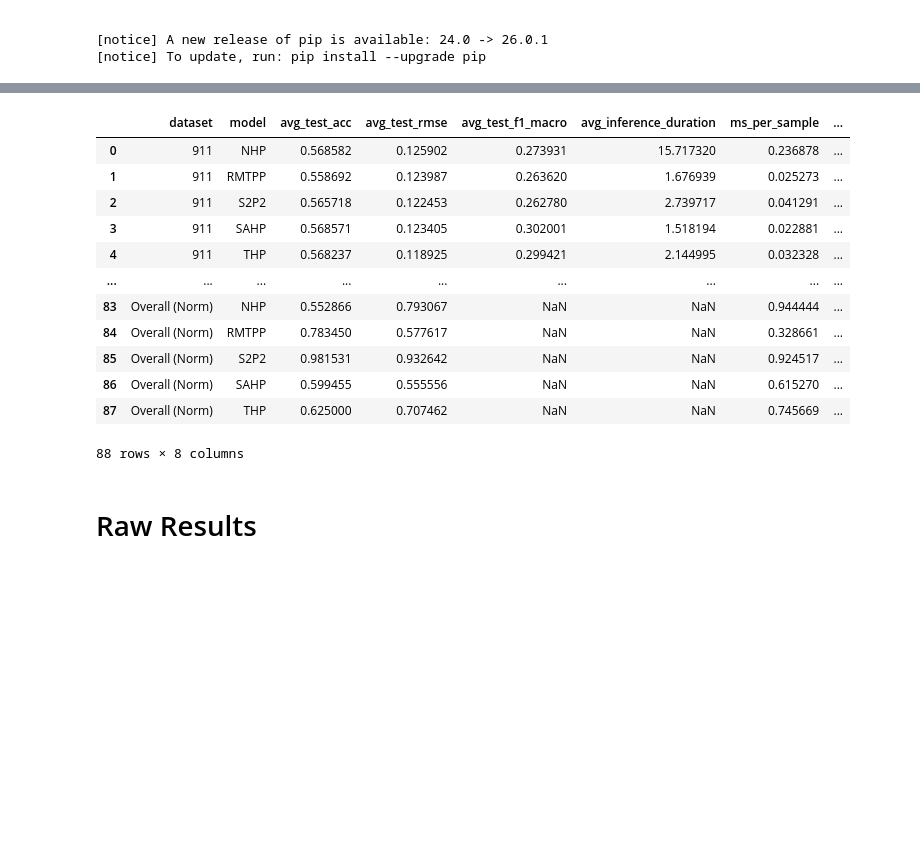
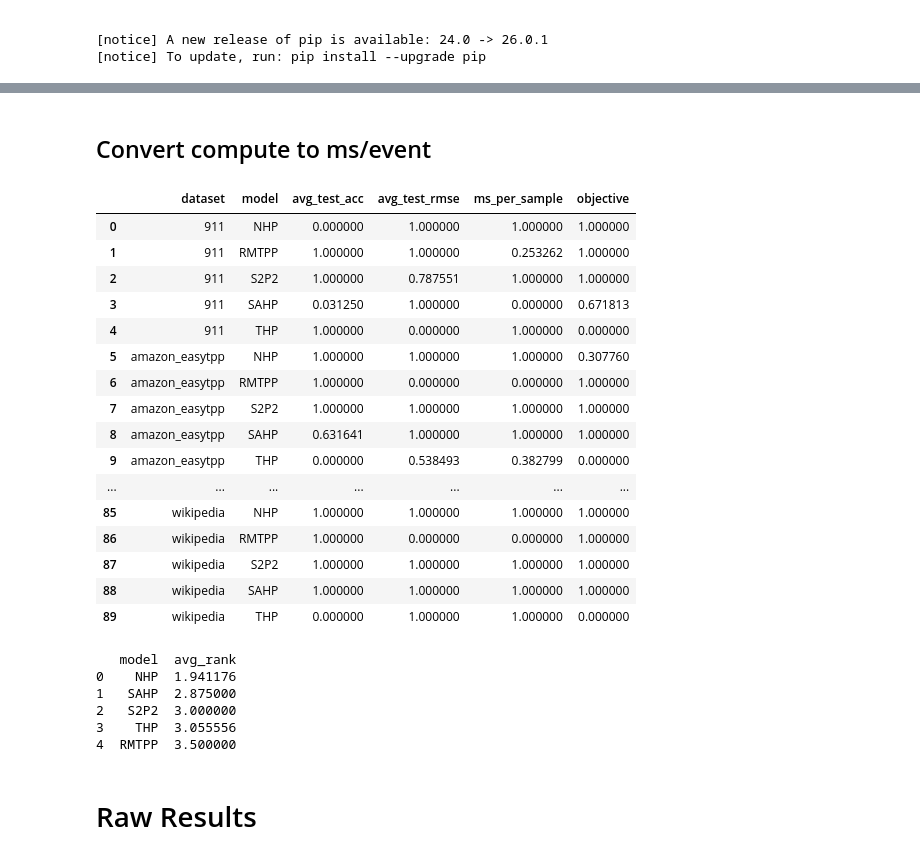
Before and after one commit to JP-SystemsX/MUSES_Eval, a Jupyter notebook: analysis/benchmark.ipynb, the cells around one changed output, grey strips where cells are left out. Drawn from its saved outputs; the diff is of its cells as text; code cells hidden in the pictures; blank space fills up the shorter version.

```diff
--- a/analysis/benchmark.ipynb
+++ b/analysis/benchmark.ipynb
@@ -28,3 +28,6 @@ import os
 import pandas as pd
 import matplotlib.cm as cm
 import matplotlib.colors as mcolors
+
+pd.set_option('display.max_rows', 2000)
+pd.set_option('display.max_columns', 200)
@@ -91,0 +68,2 @@ df
+# %% [markdown]
+## Convert compute to ms/event
@@ -97,12 +102,13 @@ EPS = 1e-5
 
 def compute_normalized_scores(df: pd.DataFrame) -> pd.DataFrame:
     df = df.copy()
+    df["objective"] = (df["avg_test_acc"] - 0.2 * df["avg_smape"]) / 1.2
 
     metrics = {
         "avg_test_acc": "higher",
         "avg_test_rmse": "lower",
-        # "avg_test_f1_macro": "higher",
-        "ms_per_sample": "lower"
+        "ms_per_sample": "lower",
+        "objective": "higher"
     }
 
     results = []
@@ -156,51 +162,76 @@ def compute_normalized_scores(df: pd.DataFrame) -> pd.DataFrame:
         [all_datasets, all_models],
         names=["dataset", "model"]
     )
     norm_df = norm_df.set_index(["dataset", "model"]).reindex(full_index).reset_index()
 
     # fill missing evaluations with worst possible normalized value = 1
     # but only for metrics that are valid for that dataset
     for dataset, valid_metrics in valid_metrics_by_dataset.items():
         mask = norm_df["dataset"] == dataset
         for metric in valid_metrics:
             norm_df.loc[mask, metric] = norm_df.loc[mask, metric].fillna(1.0)
 
     # average across datasets per model
     overall = (
         norm_df
         .groupby("model", as_index=False)
         .mean(numeric_only=True)
     )
     overall["dataset"] = "Overall (Norm)"
 
     # align columns to original df
     cols = df.columns
     for col in cols:
         if col not in overall.columns:
             overall[col] = np.nan
     overall = overall[cols]
 
-    return pd.concat([df, overall], ignore_index=True)
+    return df, overall, norm_df
 
-df_ = compute_normalized_scores(df)
-df_["objective"] = (df_["avg_test_acc"] - 0.2 * df_["avg_test_rmse"]) / 1.2
-df_.loc[df_["dataset"] != "Overall (Norm)", "objective"] = 1
+df_, overall, norm_df = compute_normalized_scores(df)
 df = df_
-df
+df.sort_values(by="model")
+norm_df
 # %% [output]
-|  | dataset | model | avg_test_acc | avg_test_rmse | avg_test_f1_macro | avg_inference_duration | ms_per_sample | ... |
-| 0 | 911 | NHP | 0.568582 | 0.125902 | 0.273931 | 15.717320 | 0.236878 | ... |
-| 1 | 911 | RMTPP | 0.558692 | 0.123987 | 0.263620 | 1.676939 | 0.025273 | ... |
-| 2 | 911 | S2P2 | 0.565718 | 0.122453 | 0.262780 | 2.739717 | 0.041291 | ... |
-| 3 | 911 | SAHP | 0.568571 | 0.123405 | 0.302001 | 1.518194 | 0.022881 | ... |
-| 4 | 911 | THP | 0.568237 | 0.118925 | 0.299421 | 2.144995 | 0.032328 | ... |
-| ... | ... | ... | ... | ... | ... | ... | ... | ... |
-| 83 | Overall (Norm) | NHP | 0.552866 | 0.793067 | NaN | NaN | 0.944444 | ... |
-| 84 | Overall (Norm) | RMTPP | 0.783450 | 0.577617 | NaN | NaN | 0.328661 | ... |
-| 85 | Overall (Norm) | S2P2 | 0.981531 | 0.932642 | NaN | NaN | 0.924517 | ... |
-| 86 | Overall (Norm) | SAHP | 0.599455 | 0.555556 | NaN | NaN | 0.615270 | ... |
-| 87 | Overall (Norm) | THP | 0.625000 | 0.707462 | NaN | NaN | 0.745669 | ... |
+|  | dataset | model | avg_test_acc | avg_test_rmse | ms_per_sample | objective |
+| 0 | 911 | NHP | 0.000000 | 1.000000 | 1.000000 | 1.000000 |
+| 1 | 911 | RMTPP | 1.000000 | 1.000000 | 0.253262 | 1.000000 |
+| 2 | 911 | S2P2 | 1.000000 | 0.787551 | 1.000000 | 1.000000 |
+| 3 | 911 | SAHP | 0.031250 | 1.000000 | 0.000000 | 0.671813 |
+| 4 | 911 | THP | 1.000000 | 0.000000 | 1.000000 | 0.000000 |
+| 5 | amazon_easytpp | NHP | 1.000000 | 1.000000 | 1.000000 | 0.307760 |
+| 6 | amazon_easytpp | RMTPP | 1.000000 | 0.000000 | 0.000000 | 1.000000 |
+| 7 | amazon_easytpp | S2P2 | 1.000000 | 1.000000 | 1.000000 | 1.000000 |
+| 8 | amazon_easytpp | SAHP | 0.631641 | 1.000000 | 1.000000 | 1.000000 |
+| 9 | amazon_easytpp | THP | 0.000000 | 0.538493 | 0.382799 | 0.000000 |
+| ... | ... | ... | ... | ... | ... | ... |
+| 85 | wikipedia | NHP | 1.000000 | 1.000000 | 1.000000 | 1.000000 |
+| 86 | wikipedia | RMTPP | 1.000000 | 0.000000 | 0.000000 | 1.000000 |
+| 87 | wikipedia | S2P2 | 1.000000 | 1.000000 | 1.000000 | 1.000000 |
+| 88 | wikipedia | SAHP | 1.000000 | 1.000000 | 1.000000 | 1.000000 |
+| 89 | wikipedia | THP | 0.000000 | 1.000000 | 1.000000 | 0.000000 |
-88 rows × 8 columns
+# %%
+df['rank'] = (
+    df.groupby('dataset')['objective']
+      .rank(method='average', ascending=False)
+)
+
+# 2. average rank per model
+avg_rank = (
+    df.groupby('model')['rank']
+      .mean()
+      .sort_values()
+      .reset_index(name='avg_rank')
+)
+
+print(avg_rank)
+# %% [output]
+   model  avg_rank
+0    NHP  1.941176
+1   SAHP  2.875000
+2   S2P2  3.000000
+3    THP  3.055556
+4  RMTPP  3.500000
 # %%
 dataset_names = {
     "911": "911",
```
Also changed, not shown: parts of 10 cells of this notebook, 4 other files.
